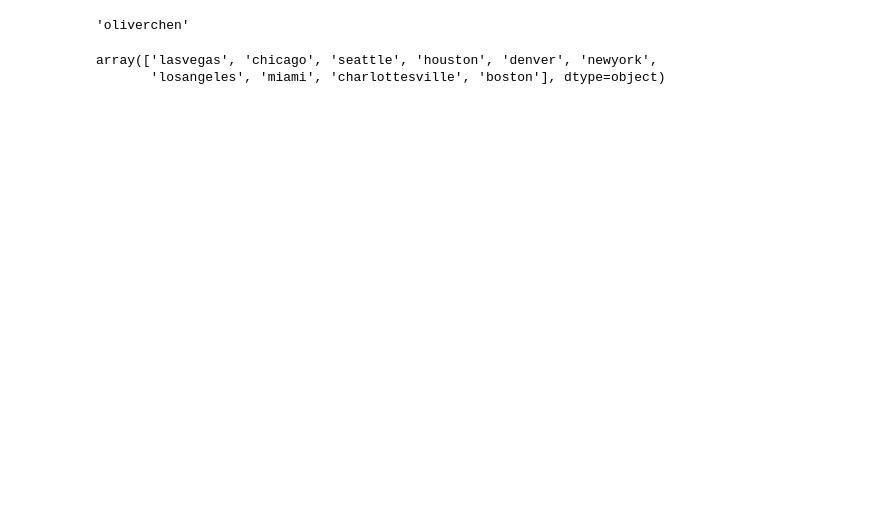
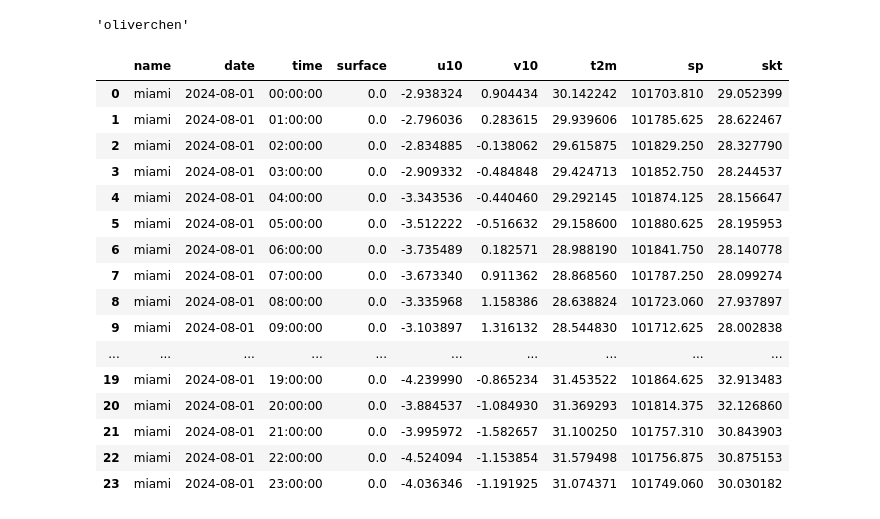
Before and after one commit to BingzheChen/DS6600_datapipeline, a Jupyter notebook: sandbox.ipynb, the cells around one changed output. Saved outputs shown, nothing was run; the diff lists cells and outputs as text; code cells hidden in the pictures; blank space fills up the shorter version.

Commit message:
create postgres database

```diff
--- a/sandbox.ipynb
+++ b/sandbox.ipynb
@@ -16,5 +16,7 @@ password = os.getenv('mypassword')
 password
 # %% [output]
 'oliverchen'
+# %%
+postgres_password = os.getenv('POSTGRES_PASSWORD')
 # %%
 dp = DataPipeline()
@@ -23,5 +23,28 @@ city_data = dp.get_city_data()
-# %%
-city_data['name'].unique()
-# %% [output]
-array(['lasvegas', 'chicago', 'seattle', 'houston', 'denver', 'newyork',
-       'losangeles', 'miami', 'charlottesville', 'boston'], dtype=object)
+# %%
+server, engine = dp.connect_to_postgres(pw=postgres_password)
+# %%
+my_query = """
+    SELECT * FROM hourlydata
+    WHERE name = 'miami'
+    AND date = '2024-08-01'
+"""
+miami_hourly_data = pd.read_sql_query(my_query, con=engine)
+miami_hourly_data
+# %% [output]
+|  | name | date | time | surface | u10 | v10 | t2m | sp | skt |
+| 0 | miami | 2024-08-01 | 00:00:00 | 0.0 | -2.938324 | 0.904434 | 30.142242 | 101703.810 | 29.052399 |
+| 1 | miami | 2024-08-01 | 01:00:00 | 0.0 | -2.796036 | 0.283615 | 29.939606 | 101785.625 | 28.622467 |
+| 2 | miami | 2024-08-01 | 02:00:00 | 0.0 | -2.834885 | -0.138062 | 29.615875 | 101829.250 | 28.327790 |
+| 3 | miami | 2024-08-01 | 03:00:00 | 0.0 | -2.909332 | -0.484848 | 29.424713 | 101852.750 | 28.244537 |
+| 4 | miami | 2024-08-01 | 04:00:00 | 0.0 | -3.343536 | -0.440460 | 29.292145 | 101874.125 | 28.156647 |
+| 5 | miami | 2024-08-01 | 05:00:00 | 0.0 | -3.512222 | -0.516632 | 29.158600 | 101880.625 | 28.195953 |
+| 6 | miami | 2024-08-01 | 06:00:00 | 0.0 | -3.735489 | 0.182571 | 28.988190 | 101841.750 | 28.140778 |
+| 7 | miami | 2024-08-01 | 07:00:00 | 0.0 | -3.673340 | 0.911362 | 28.868560 | 101787.250 | 28.099274 |
+| 8 | miami | 2024-08-01 | 08:00:00 | 0.0 | -3.335968 | 1.158386 | 28.638824 | 101723.060 | 27.937897 |
+| 9 | miami | 2024-08-01 | 09:00:00 | 0.0 | -3.103897 | 1.316132 | 28.544830 | 101712.625 | 28.002838 |
+| ... | ... | ... | ... | ... | ... | ... | ... | ... | ... |
+| 19 | miami | 2024-08-01 | 19:00:00 | 0.0 | -4.239990 | -0.865234 | 31.453522 | 101864.625 | 32.913483 |
+| 20 | miami | 2024-08-01 | 20:00:00 | 0.0 | -3.884537 | -1.084930 | 31.369293 | 101814.375 | 32.126860 |
+| 21 | miami | 2024-08-01 | 21:00:00 | 0.0 | -3.995972 | -1.582657 | 31.100250 | 101757.310 | 30.843903 |
+| 22 | miami | 2024-08-01 | 22:00:00 | 0.0 | -4.524094 | -1.153854 | 31.579498 | 101756.875 | 30.875153 |
+| 23 | miami | 2024-08-01 | 23:00:00 | 0.0 | -4.036346 | -1.191925 | 31.074371 | 101749.060 | 30.030182 |
```
Also changed, not shown: parts of 24 cells of this notebook, 2 other files.
